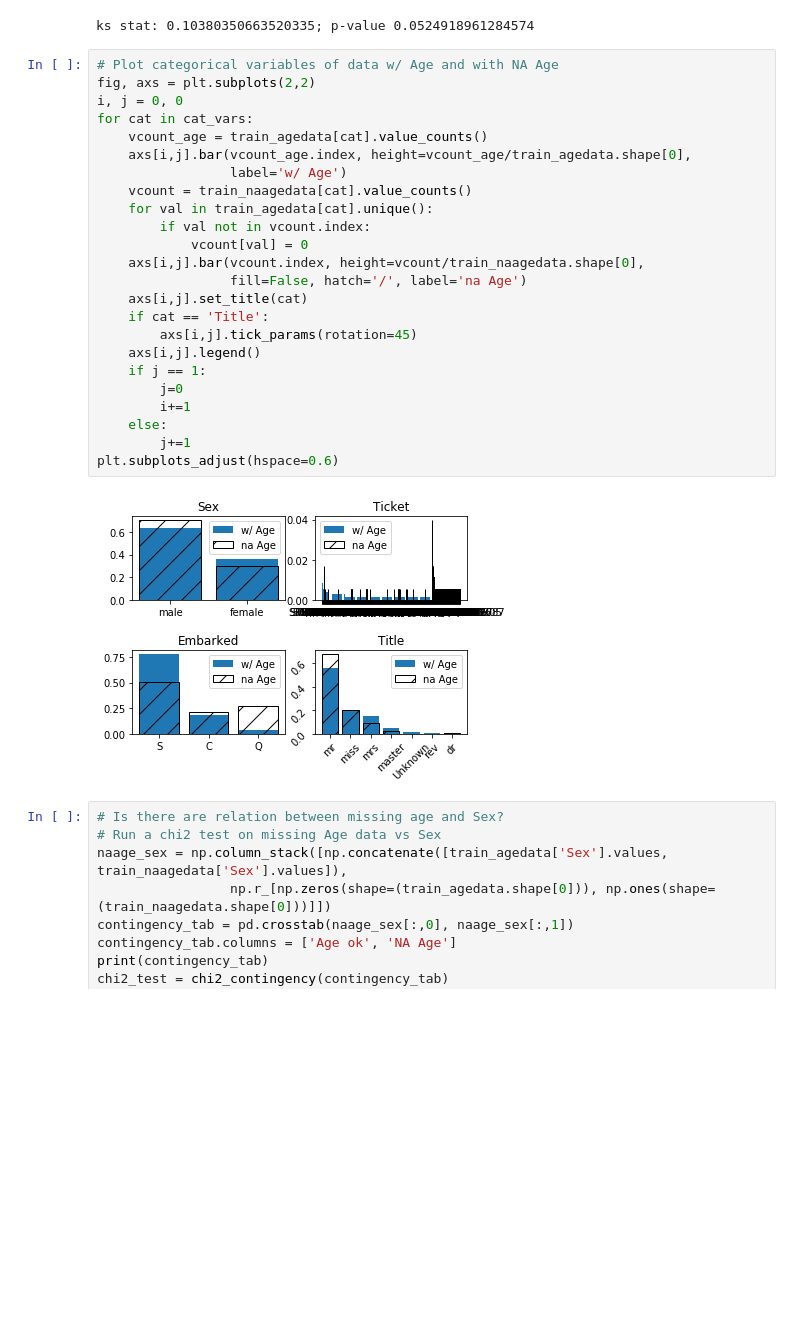
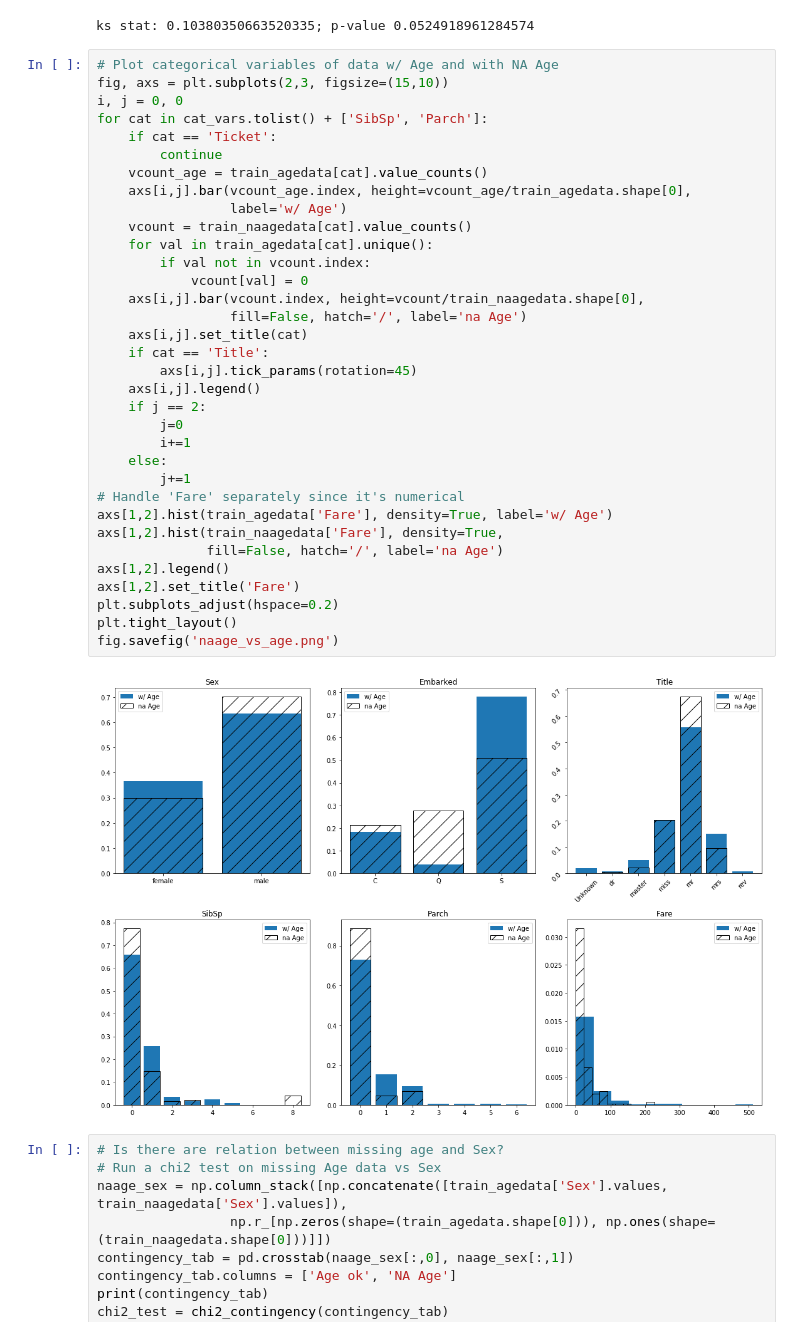
Before and after one commit to lingote/kaggle_titanic, a Jupyter notebook: ignacio_titanic.ipynb, the cells around one changed output. Drawn from its saved outputs; the diff is of its cells as text; blank space fills up the shorter version.

```diff
--- a/ignacio_titanic.ipynb
+++ b/ignacio_titanic.ipynb
@@ -277,30 +291,40 @@ print(f'ks stat: {ks_age[0]}; p-value {ks_age[1]}')
 ks stat: 0.10380350663520335; p-value 0.0524918961284574
 # %%
 # Plot categorical variables of data w/ Age and with NA Age
-fig, axs = plt.subplots(2,2)
+fig, axs = plt.subplots(2,3, figsize=(15,10))
 i, j = 0, 0
-for cat in cat_vars:
+for cat in cat_vars.tolist() + ['SibSp', 'Parch']:
+    if cat == 'Ticket':
+        continue
     vcount_age = train_agedata[cat].value_counts()
     axs[i,j].bar(vcount_age.index, height=vcount_age/train_agedata.shape[0],
                  label='w/ Age')
     vcount = train_naagedata[cat].value_counts()
     for val in train_agedata[cat].unique():
         if val not in vcount.index:
             vcount[val] = 0
     axs[i,j].bar(vcount.index, height=vcount/train_naagedata.shape[0],
                  fill=False, hatch='/', label='na Age')
     axs[i,j].set_title(cat)
     if cat == 'Title':
         axs[i,j].tick_params(rotation=45)
     axs[i,j].legend()
-    if j == 1:
+    if j == 2:
         j=0
         i+=1
     else:
         j+=1
-plt.subplots_adjust(hspace=0.6)
+# Handle 'Fare' separately since it's numerical
+axs[1,2].hist(train_agedata['Fare'], density=True, label='w/ Age')
+axs[1,2].hist(train_naagedata['Fare'], density=True,
+              fill=False, hatch='/', label='na Age')
+axs[1,2].legend()
+axs[1,2].set_title('Fare')
+plt.subplots_adjust(hspace=0.2)
+plt.tight_layout()
+fig.savefig('naage_vs_age.png')
 # %% [output]
-[figure, old version]
+[figure, new version]
 # %%
 # Is there are relation between missing age and Sex?
 # Run a chi2 test on missing Age data vs Sex
```
Also changed, not shown: parts of 12 cells of this notebook.
